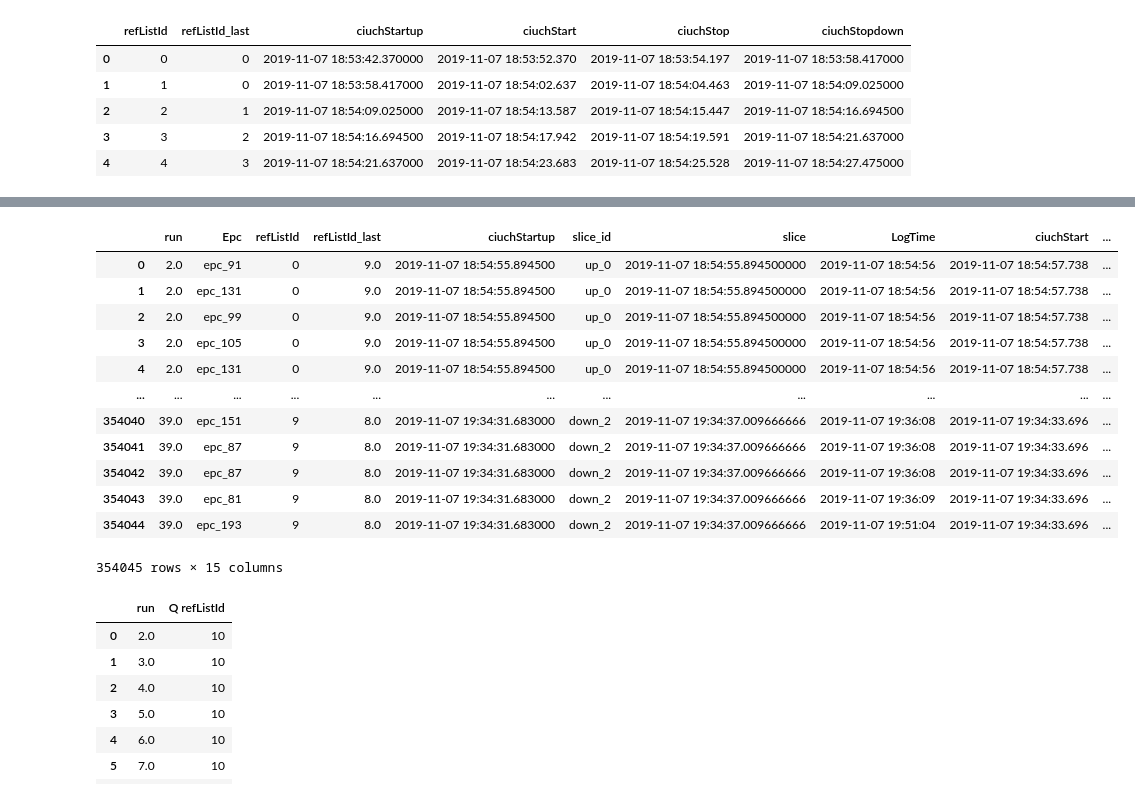
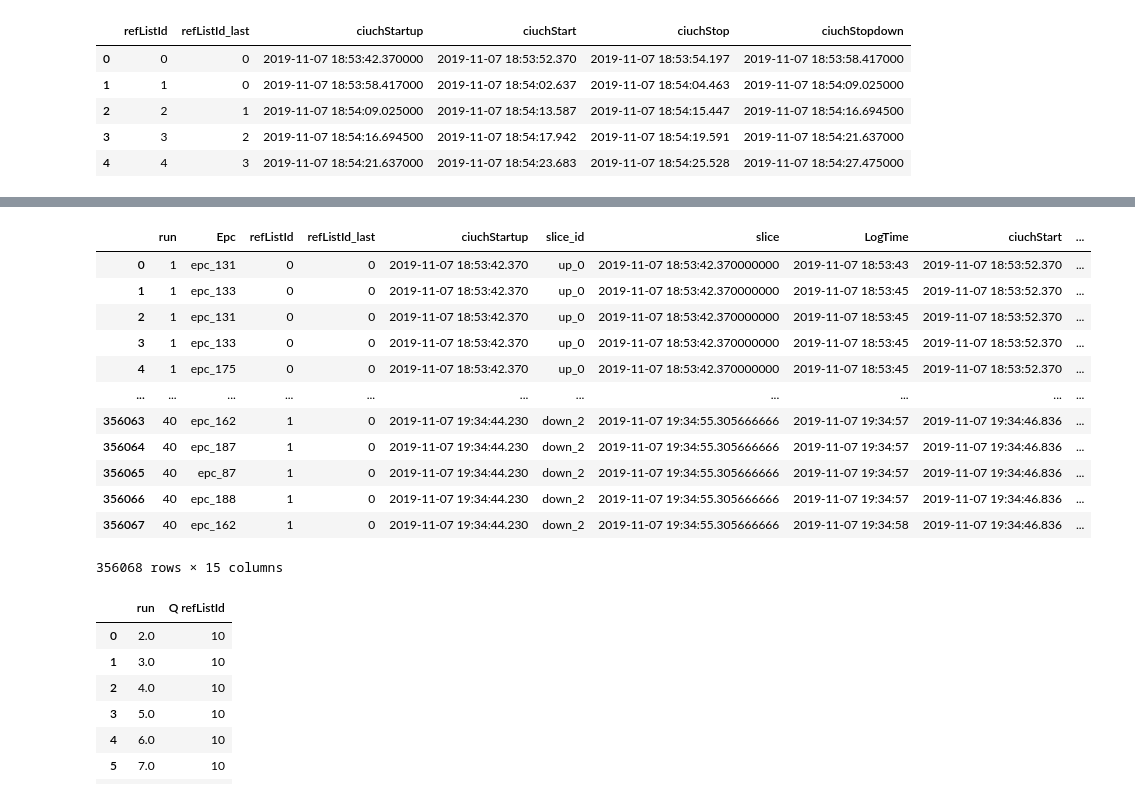
Before and after one commit to vincel57/Equipe4_ProjetRFID, a Jupyter notebook: projet_s8_partie_analytique.ipynb, the cells around one changed output, grey strips where cells are left out. Drawn from its saved outputs; the diff is of its cells as text; code cells hidden in the pictures.

```diff
--- a/projet_s8_partie_analytique.ipynb
+++ b/projet_s8_partie_analytique.ipynb
@@ -17,10 +17,10 @@ print(type(reflist))
 <class 'pandas.core.frame.DataFrame'>
 # %%
 
-pathfile=r's8'
+pathfile = r's8'
 
 # reflist: list of epc in each box
-reflist=pd.DataFrame()
+reflist = pd.DataFrame()
 #
 files=os.listdir(pathfile)
 for file in files:
@@ -28,11 +28,11 @@ for file in files:
     if file.startswith('reflist_'):
         temp=pd.read_csv(os.path.join(pathfile,file),sep=',').reset_index(drop=True)[['Epc']]
         temp['refListId']=file.split('.')[0]
+        reflist = pd.concat([reflist, temp], axis = 0)
         #reflist=reflist.append(temp)
-        reflist=pd.concat([reflist,temp])
+reflist=reflist.rename(columns = {'refListId':'refListId_actual'})
+reflist['refListId_actual'] = reflist['refListId_actual'].apply(lambda x:int(x[8:]))
 
-reflist=reflist.rename(columns={'refListId':'refListId_actual'})
-reflist['refListId_actual']=reflist['refListId_actual'].apply(lambda x:int(x[8:]))
 Q_refListId_actual=reflist.groupby('refListId_actual')['Epc'].nunique().rename('Q refListId_actual').reset_index(drop=False)
 reflist=pd.merge(reflist,Q_refListId_actual,on='refListId_actual',how='left')
 reflist.head()
@@ -326,47 +337,48 @@ timing_slices
 # %%
 # merge between df and timing
 # merge_asof needs sorted df > df_ref
-tags=tags[ (tags['LogTime']>=timing['ciuchStartup'].min()) & (tags['LogTime']<=timing['ciuchStopdown'].max())]# Sélectionne les données dont la date de scan des articles est supérieure à la plus petite valeur de la colonne ciuchStartUp ET la date de scan des scans est inférieure à la plus grande valeur de ciuchStopDown
+df=df[ (df['LogTime']>=timing['ciuchStartup'].min()) & (df['LogTime']<=timing['ciuchStopdown'].max())  ]# Sélectionne les données dont la date de scan des articles est supérieure à la plus petite valeur de la colonne ciuchStartUp ET la date de scan des scans est inférieure à la plus grande valeur de ciuchStopDown
 # Ca veut donc dire que c'est impossible que des articles soient scannés alors que la boîte n'est pas encore arrivé au StartUp ou qu'après la dernière boite ait passé par le StopDown.
 
-tags=tags.sort_values('LogTime')  # Range par ordre chronologique les données selon LogTime
+
+df=df.sort_values('LogTime')# Range par ordre chronologique les données selon LogTime
 #
 # each row in df_ref is merged with the last row in timing where timing (ciuchstart_up) < df_ref (logtime)
 #
 # df_timing=pd.merge_asof(df_ref,timing,left_on=['LogTime'],right_on=['ciuchStartup'],direction='backward')
 # df_timing=df_timing.dropna()
 # df_timing=df_timing.sort_values('LogTime').reset_index(drop=True)
 # df_timing=df_timing[['run', 'Epc','refListId', 'refListId_last', 'ciuchStartup',\
 #                      'LogTime', 'ciuchStop', 'ciuchStopdown','Rssi', 'loc', 'refListId_actual']]
 #
 # each row in df_ref is merged with the last row in timing_slices where timing (slice) < df_ref (logtime)
 #
-tags_timing_slices=pd.merge_asof(tags_reflist,timing_slices,left_on=['LogTime'],right_on=['slice'],direction='backward')
-tags_timing_slices=tags_timing_slices.dropna()
-tags_timing_slices=tags_timing_slices.sort_values('slice').reset_index(drop=True)
-tags_timing_slices=tags_timing_slices[['run', 'Epc','refListId', 'refListId_last', 'ciuchStartup','slice_id','slice','LogTime', \
-                      'ciuchStart','ciuchStop', 'ciuchStopdown', 'Rssi', 'loc','t0_run','refListId_actual']]
-
-tags_timing_slices
+df_timing_slices=pd.merge_asof(df,timing_slices,left_on=['LogTime'],right_on=['slice'],direction='backward')
+df_timing_slices=df_timing_slices.dropna()
+df_timing_slices=df_timing_slices.sort_values('slice').reset_index(drop=True)
+df_timing_slices=df_timing_slices[['run', 'Epc','refListId', 'refListId_last', 'ciuchStartup','slice_id','slice','LogTime', \
+                      'ciuchStart','ciuchStop', 'ciuchStopdown', 'Rssi', 'loc','t0_run']]
+df_timing_slices['reflist_run_id'] = df_timing_slices['refListId'].astype(str) +"_"+ df_timing_slices['run'].astype(str)
+df_timing_slices
 
 
 # tags : Dataframe contenant les articles scannés
 # timing_slices : Dataframe contenant les boîtes scannées avec les parties divisées
 # tags_times_slices : Dataframe contenant les articles scannés ainsi que les boîtes avec les parties divisées
 # %% [output]
 |  | run | Epc | refListId | refListId_last | ciuchStartup | slice_id | slice | LogTime | ciuchStart | ... |
-| 0 | 2.0 | epc_91 | 0 | 9.0 | 2019-11-07 18:54:55.894500 | up_0 | 2019-11-07 18:54:55.894500000 | 2019-11-07 18:54:56 | 2019-11-07 18:54:57.738 | ... |
-| 1 | 2.0 | epc_131 | 0 | 9.0 | 2019-11-07 18:54:55.894500 | up_0 | 2019-11-07 18:54:55.894500000 | 2019-11-07 18:54:56 | 2019-11-07 18:54:57.738 | ... |
-| 2 | 2.0 | epc_99 | 0 | 9.0 | 2019-11-07 18:54:55.894500 | up_0 | 2019-11-07 18:54:55.894500000 | 2019-11-07 18:54:56 | 2019-11-07 18:54:57.738 | ... |
-| 3 | 2.0 | epc_105 | 0 | 9.0 | 2019-11-07 18:54:55.894500 | up_0 | 2019-11-07 18:54:55.894500000 | 2019-11-07 18:54:56 | 2019-11-07 18:54:57.738 | ... |
-| 4 | 2.0 | epc_131 | 0 | 9.0 | 2019-11-07 18:54:55.894500 | up_0 | 2019-11-07 18:54:55.894500000 | 2019-11-07 18:54:56 | 2019-11-07 18:54:57.738 | ... |
+| 0 | 1 | epc_131 | 0 | 0 | 2019-11-07 18:53:42.370 | up_0 | 2019-11-07 18:53:42.370000000 | 2019-11-07 18:53:43 | 2019-11-07 18:53:52.370 | ... |
+| 1 | 1 | epc_133 | 0 | 0 | 2019-11-07 18:53:42.370 | up_0 | 2019-11-07 18:53:42.370000000 | 2019-11-07 18:53:45 | 2019-11-07 18:53:52.370 | ... |
+| 2 | 1 | epc_131 | 0 | 0 | 2019-11-07 18:53:42.370 | up_0 | 2019-11-07 18:53:42.370000000 | 2019-11-07 18:53:45 | 2019-11-07 18:53:52.370 | ... |
+| 3 | 1 | epc_133 | 0 | 0 | 2019-11-07 18:53:42.370 | up_0 | 2019-11-07 18:53:42.370000000 | 2019-11-07 18:53:45 | 2019-11-07 18:53:52.370 | ... |
+| 4 | 1 | epc_175 | 0 | 0 | 2019-11-07 18:53:42.370 | up_0 | 2019-11-07 18:53:42.370000000 | 2019-11-07 18:53:45 | 2019-11-07 18:53:52.370 | ... |
 | ... | ... | ... | ... | ... | ... | ... | ... | ... | ... | ... |
-| 354040 | 39.0 | epc_151 | 9 | 8.0 | 2019-11-07 19:34:31.683000 | down_2 | 2019-11-07 19:34:37.009666666 | 2019-11-07 19:36:08 | 2019-11-07 19:34:33.696 | ... |
-| 354041 | 39.0 | epc_87 | 9 | 8.0 | 2019-11-07 19:34:31.683000 | down_2 | 2019-11-07 19:34:37.009666666 | 2019-11-07 19:36:08 | 2019-11-07 19:34:33.696 | ... |
-| 354042 | 39.0 | epc_87 | 9 | 8.0 | 2019-11-07 19:34:31.683000 | down_2 | 2019-11-07 19:34:37.009666666 | 2019-11-07 19:36:08 | 2019-11-07 19:34:33.696 | ... |
-| 354043 | 39.0 | epc_81 | 9 | 8.0 | 2019-11-07 19:34:31.683000 | down_2 | 2019-11-07 19:34:37.009666666 | 2019-11-07 19:36:09 | 2019-11-07 19:34:33.696 | ... |
-| 354044 | 39.0 | epc_193 | 9 | 8.0 | 2019-11-07 19:34:31.683000 | down_2 | 2019-11-07 19:34:37.009666666 | 2019-11-07 19:51:04 | 2019-11-07 19:34:33.696 | ... |
+| 356063 | 40 | epc_162 | 1 | 0 | 2019-11-07 19:34:44.230 | down_2 | 2019-11-07 19:34:55.305666666 | 2019-11-07 19:34:57 | 2019-11-07 19:34:46.836 | ... |
+| 356064 | 40 | epc_187 | 1 | 0 | 2019-11-07 19:34:44.230 | down_2 | 2019-11-07 19:34:55.305666666 | 2019-11-07 19:34:57 | 2019-11-07 19:34:46.836 | ... |
+| 356065 | 40 | epc_87 | 1 | 0 | 2019-11-07 19:34:44.230 | down_2 | 2019-11-07 19:34:55.305666666 | 2019-11-07 19:34:57 | 2019-11-07 19:34:46.836 | ... |
+| 356066 | 40 | epc_188 | 1 | 0 | 2019-11-07 19:34:44.230 | down_2 | 2019-11-07 19:34:55.305666666 | 2019-11-07 19:34:57 | 2019-11-07 19:34:46.836 | ... |
+| 356067 | 40 | epc_162 | 1 | 0 | 2019-11-07 19:34:44.230 | down_2 | 2019-11-07 19:34:55.305666666 | 2019-11-07 19:34:58 | 2019-11-07 19:34:46.836 | ... |
-354045 rows × 15 columns
+356068 rows × 15 columns
 # %%
 runs_out=tags_timing_slices.groupby('run')['refListId'].nunique().rename('Q refListId').reset_index(drop=False)
 
```
Also changed, not shown: parts of 17 cells of this notebook, 32 other files.
